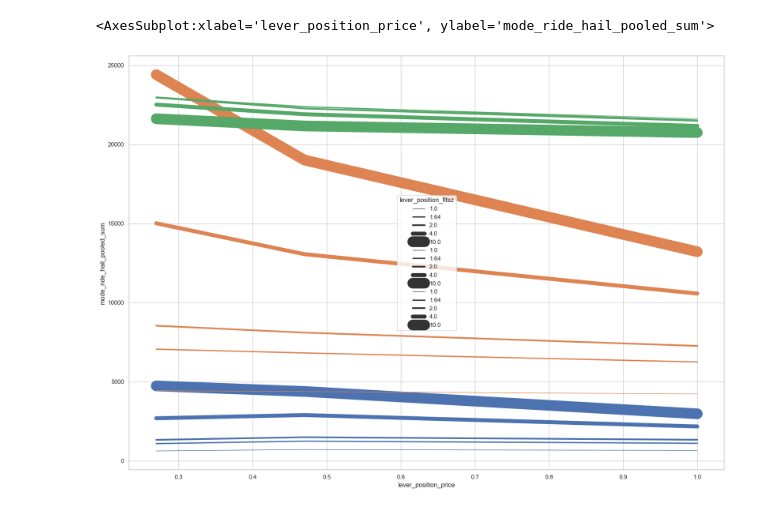
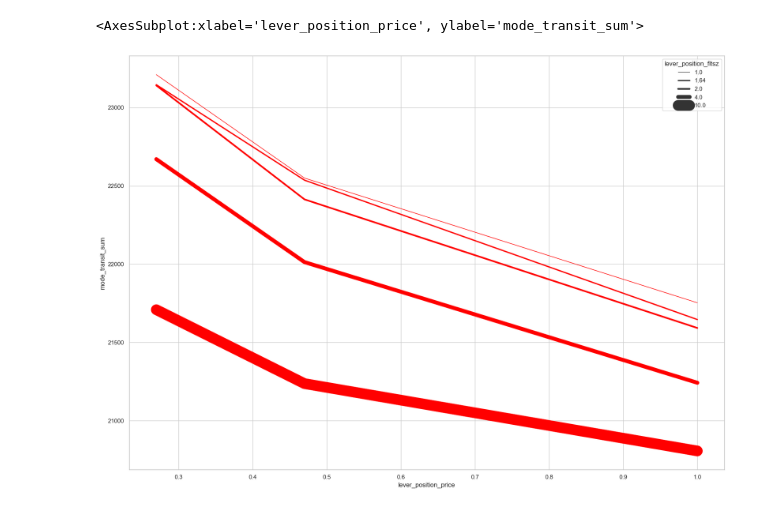
Before and after one commit to LBNL-UCB-STI/beam-core-analysis, a Jupyter notebook: Users/Annika/3MultFleets/PlotsNtripsModesTimes.ipynb, the cells around one changed output. Saved outputs shown, nothing was run; the diff lists cells and outputs as text; code cells hidden in the pictures.

```diff
--- a/Users/Annika/3MultFleets/PlotsNtripsModesTimes.ipynb
+++ b/Users/Annika/3MultFleets/PlotsNtripsModesTimes.ipynb
@@ -89,25 +131,13 @@ cd5.head(50)
-# %%
-sns.lineplot(data=cd5,
-             x='lever_position_price', size ="lever_position_fltsz", sizes=(1,20),
-             y='mode_ride_hail_pooled_sum',
-               ci=None, linewidth = 6,
-            palette = 'Blues'
-             )
-sns.lineplot(data=cd5,
-             x='lever_position_price', size ="lever_position_fltsz", sizes=(1,20),
-             y='mode_ride_hail_solo_sum',
-               ci=None, linewidth = 6,
-            palette = 'Reds',
-             #legend=off
-             )
-sns.lineplot(data=cd5,
-             x='lever_position_price', size ="lever_position_fltsz", sizes=(1,20),
-             y='mode_walk_transit_sum',
-               ci=None, linewidth = 6,
-            palette = 'Reds'
-             )
-# There's another more complex way of doing it that Nazanin has
-#SNS facet grid -- on top of each other
-# %% [output]
-<AxesSubplot:xlabel='lever_position_price', ylabel='mode_ride_hail_pooled_sum'>
-[figure, removed]
+# %%
+df_graph = cd5collapsed
+
+sns.lineplot(data=df_graph,
+             x='lever_position_price', size ="lever_position_fltsz", sizes=(1,20),
+             y='mode_transit_sum',
+               ci=None, linewidth = 6,
+             color='Red',
+             palette = 'Greens'
+             )
+# %% [output]
+<AxesSubplot:xlabel='lever_position_price', ylabel='mode_transit_sum'>
+[figure, added]
```
Also changed, not shown: parts of 14 cells of this notebook, 1 other file.
